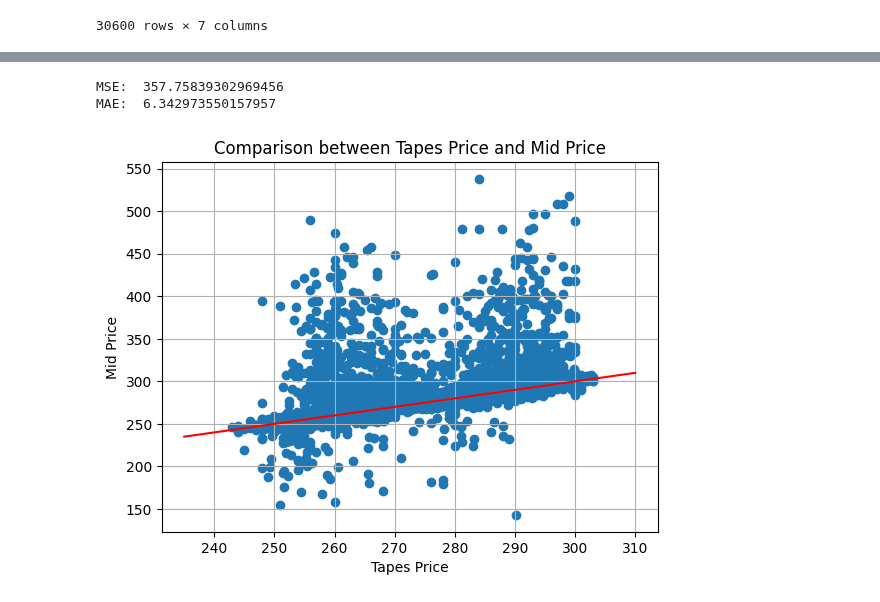
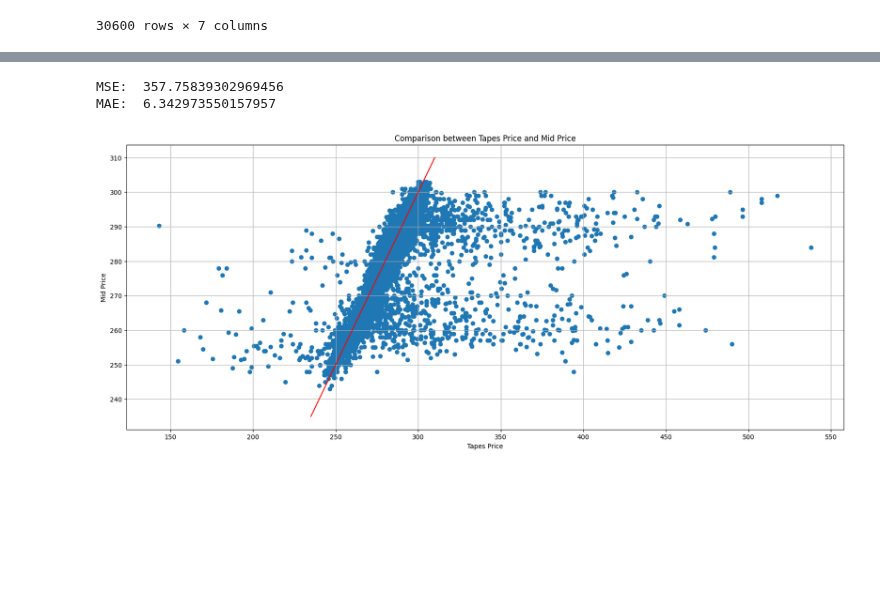
Before and after one commit to UoB-DSMP-2023-24/dsmp-2024-group-19, a Jupyter notebook: LOB_Tapes_Normalisation.ipynb, the cells around one changed output, grey strips where cells are left out. Saved outputs shown, nothing was run; the diff lists cells and outputs as text; code cells hidden in the pictures; blank space fills up the shorter version.

```diff
--- a/LOB_Tapes_Normalisation.ipynb
+++ b/LOB_Tapes_Normalisation.ipynb
@@ -177,24 +177,25 @@ full_df[full_df["Volume"]  >= 0].iloc[15000:15010]
 # %%
 full_df.to_csv("Processed_Data/Clean_Day_0_data.csv")
 # %%
-plt.scatter(full_df["Tapes Price"], full_df["mid_price"])
+plt.figure(figsize=(20,8))
+plt.scatter(full_df["mid_price"], full_df["Tapes Price"])
 
 # Plot the y=x line in red
 plt.plot([235, 310], [235, 310], 'r')
 
 # Calculate and print MSE and MAE
 print("MSE: ", np.mean((full_df["Tapes Price"] - full_df["mid_price"])**2))
 print("MAE: ", np.mean(abs(full_df["Tapes Price"] - full_df["mid_price"])))
 
 # Add labels and title
 plt.xlabel('Tapes Price')
 plt.ylabel('Mid Price')
 plt.title('Comparison between Tapes Price and Mid Price')
 
 # Show the plot
 plt.grid(True)
 plt.show()
 # %% [output]
 MSE:  357.75839302969456
 MAE:  6.342973550157957
-[figure, old version]
+[figure, new version]
```
